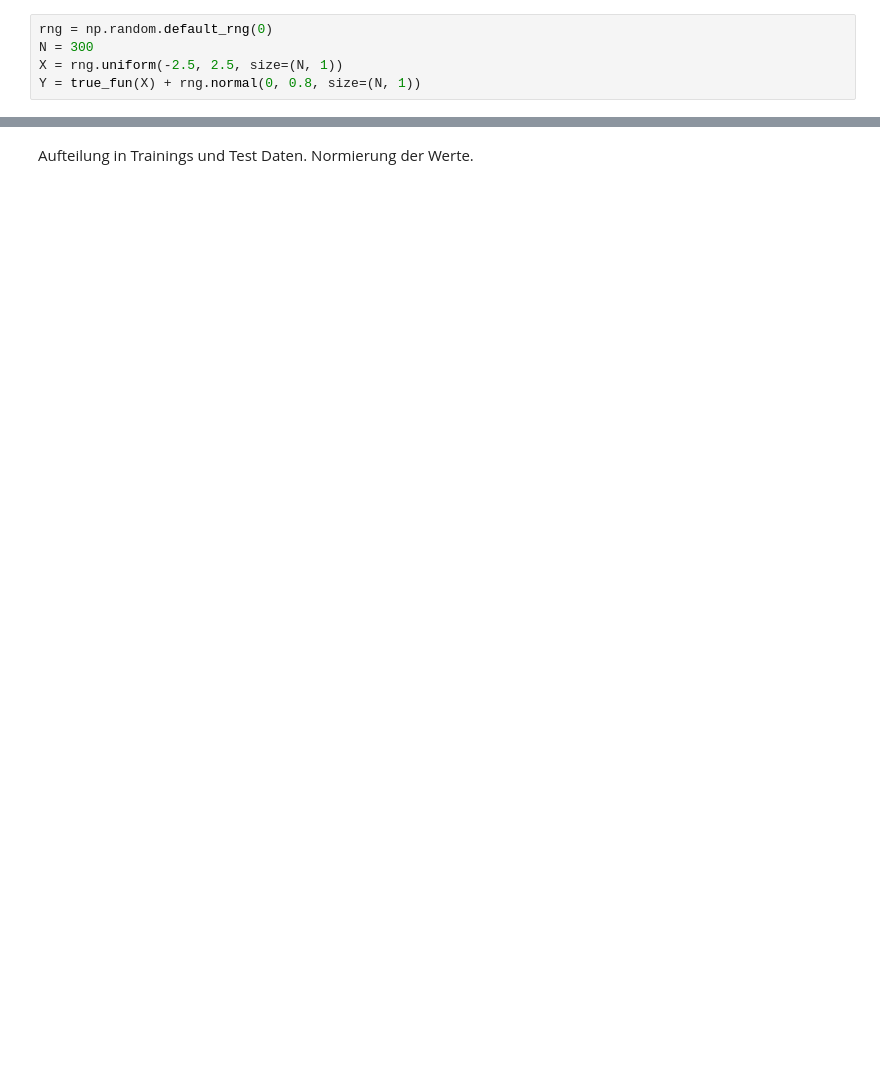
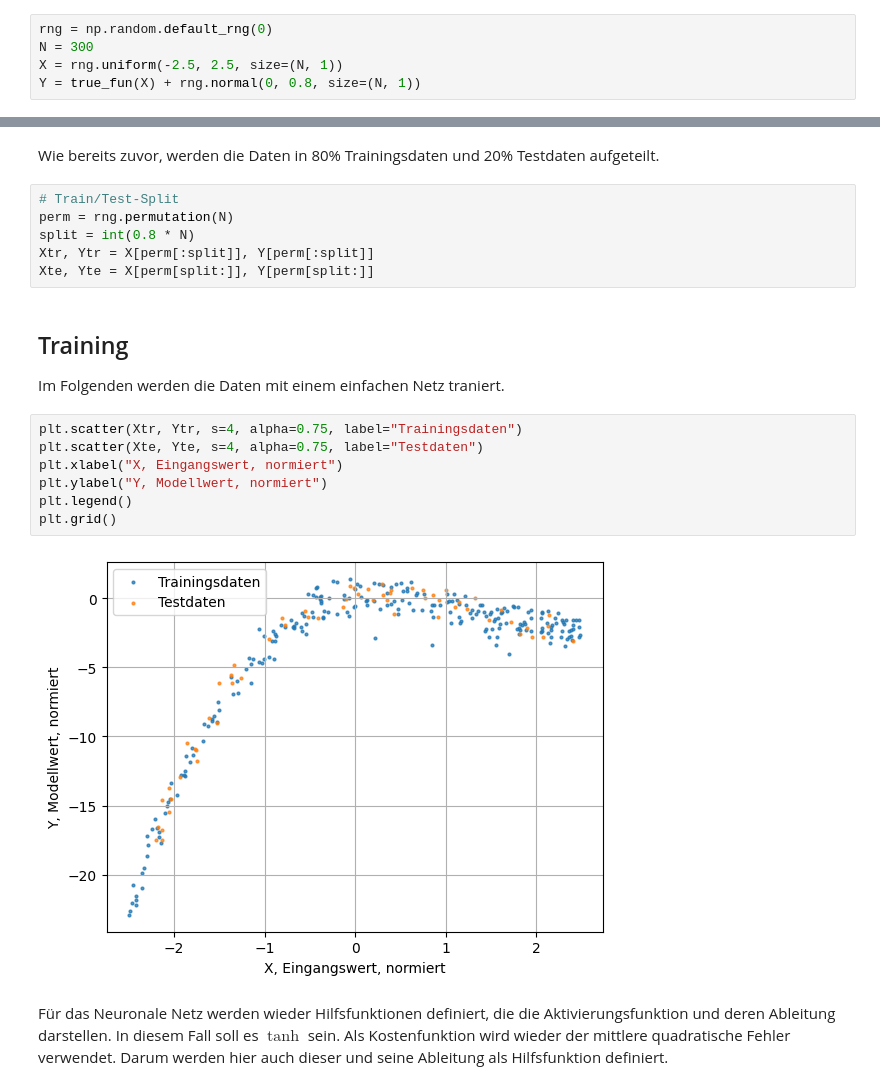
Before and after one commit to ArnoldIntelligence/KI-Vorlesung, a Jupyter notebook: notebooks/03-ueberwachtes_lernen.ipynb, the cells around one changed output, grey strips where cells are left out. Cells and saved outputs as stored; diff of their text form; blank space fills up the shorter version.

```diff
--- a/notebooks/03-ueberwachtes_lernen.ipynb
+++ b/notebooks/03-ueberwachtes_lernen.ipynb
@@ -899,5 +918,27 @@ plt.ylabel("Y, Modellwert")
 plt.grid()
 # %% [output]
 [figure]
-# %% [markdown]
-Aufteilung in Trainings und Test Daten. Normierung der Werte.
+# %% [markdown]
+Wie bereits zuvor, werden die Daten in 80% Trainingsdaten und 20% Testdaten aufgeteilt.
+# %%
+# Train/Test-Split
+perm = rng.permutation(N)
+split = int(0.8 * N)
+Xtr, Ytr = X[perm[:split]], Y[perm[:split]]
+Xte, Yte = X[perm[split:]], Y[perm[split:]]
+# %% [markdown]
+## Training
+
+Im Folgenden werden die Daten mit einem einfachen Netz traniert.
+# %%
+plt.scatter(Xtr, Ytr, s=4, alpha=0.75, label="Trainingsdaten")
+plt.scatter(Xte, Yte, s=4, alpha=0.75, label="Testdaten")
+plt.xlabel("X, Eingangswert, normiert")
+plt.ylabel("Y, Modellwert, normiert")
+plt.legend()
+plt.grid()
+# %% [output]
+[figure, added]
+# %% [markdown]
+Für das Neuronale Netz werden wieder Hilfsfunktionen definiert, die die Aktivierungsfunktion und deren Ableitung darstellen.
+In diesem Fall soll es $\tanh$ sein. Als Kostenfunktion wird wieder der mittlere quadratische Fehler verwendet. Darum werden hier auch dieser und seine Ableitung als Hilfsfunktion definiert.
```
Also changed, not shown: parts of 44 cells of this notebook, 8 other files.
